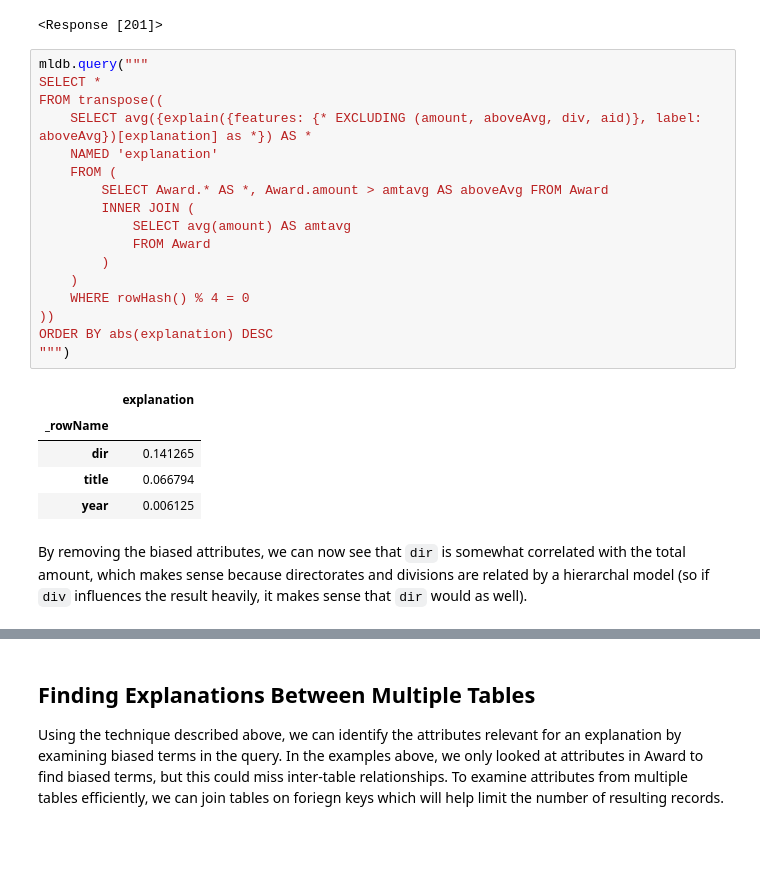
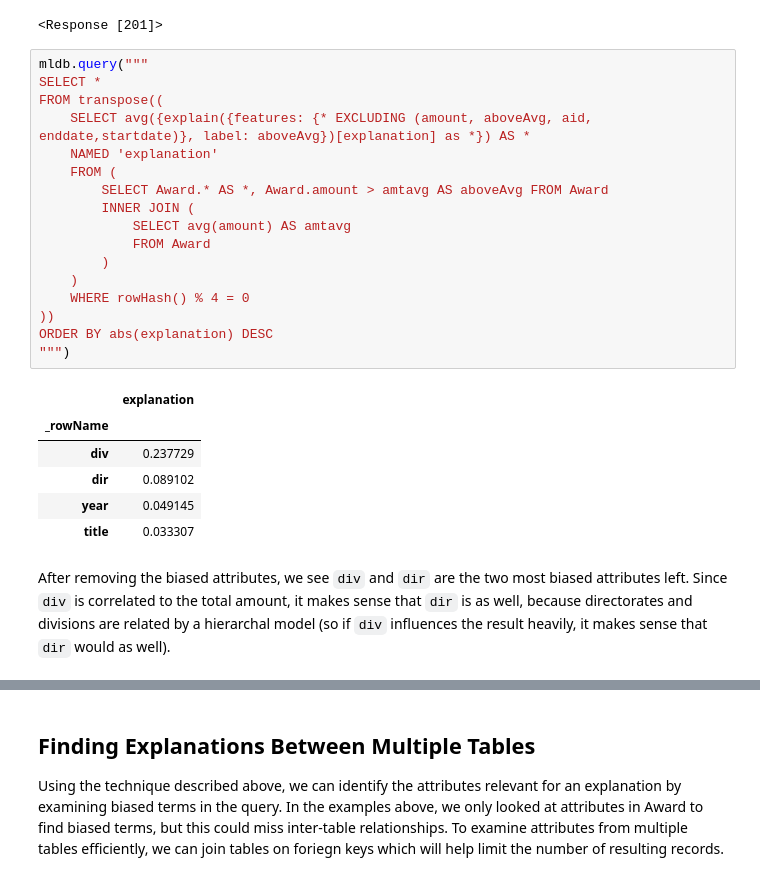
Before and after one commit to Mdevlin4/CMSC724, a Jupyter notebook: Explaining Queries by Identifying Biased Features.ipynb, the cells around one changed output, grey strips where cells are left out. Drawn from its saved outputs; the diff is of its cells as text; blank space fills up the shorter version.

```diff
--- a/Explaining Queries by Identifying Biased Features.ipynb
+++ b/Explaining Queries by Identifying Biased Features.ipynb
@@ -317,25 +327,26 @@ print mldb.put('/v1/functions/explain', {
 # %%
 mldb.query("""
 SELECT *
 FROM transpose((
-    SELECT avg({explain({features: {* EXCLUDING (amount, aboveAvg, div, aid)}, label: aboveAvg})[explanation] as *}) AS *
+    SELECT avg({explain({features: {* EXCLUDING (amount, aboveAvg, aid, enddate,startdate)}, label: aboveAvg})[explanation] as *}) AS *
     NAMED 'explanation'
     FROM (
         SELECT Award.* AS *, Award.amount > amtavg AS aboveAvg FROM Award
         INNER JOIN (
             SELECT avg(amount) AS amtavg
             FROM Award
         )
     )
     WHERE rowHash() % 4 = 0
 ))
 ORDER BY abs(explanation) DESC
 """)
 # %% [output]
 |  | explanation |
 | _rowName |  |
-| dir | 0.141265 |
-| title | 0.066794 |
-| year | 0.006125 |
+| div | 0.237729 |
+| dir | 0.089102 |
+| year | 0.049145 |
+| title | 0.033307 |
 # %% [markdown]
-By removing the biased attributes, we can now see that `dir` is somewhat correlated with the total amount, which makes sense because directorates and divisions are related by a hierarchal model (so if `div` influences the result heavily, it makes sense that `dir` would as well).
+After removing the biased attributes, we see `div` and `dir` are the two most biased attributes left. Since `div` is correlated to the total amount, it makes sense that `dir` is as well, because directorates and divisions are related by a hierarchal model (so if `div` influences the result heavily, it makes sense that `dir` would as well).
```
Also changed, not shown: parts of 20 cells of this notebook.
